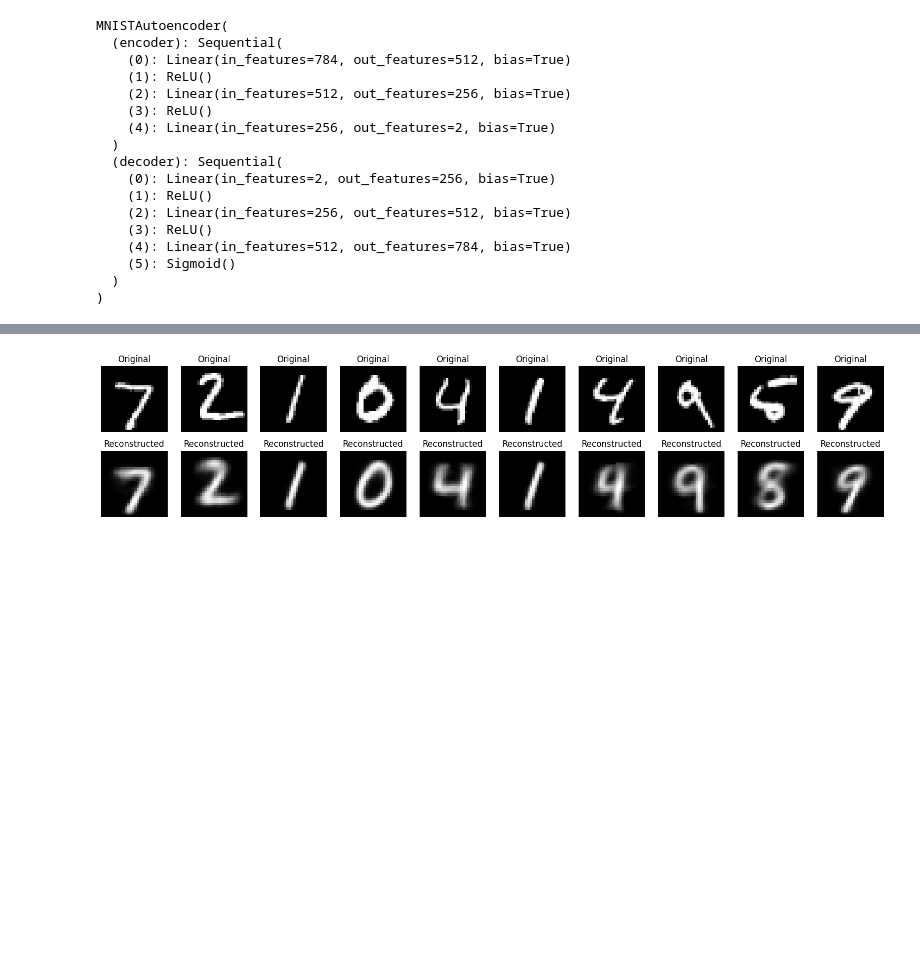
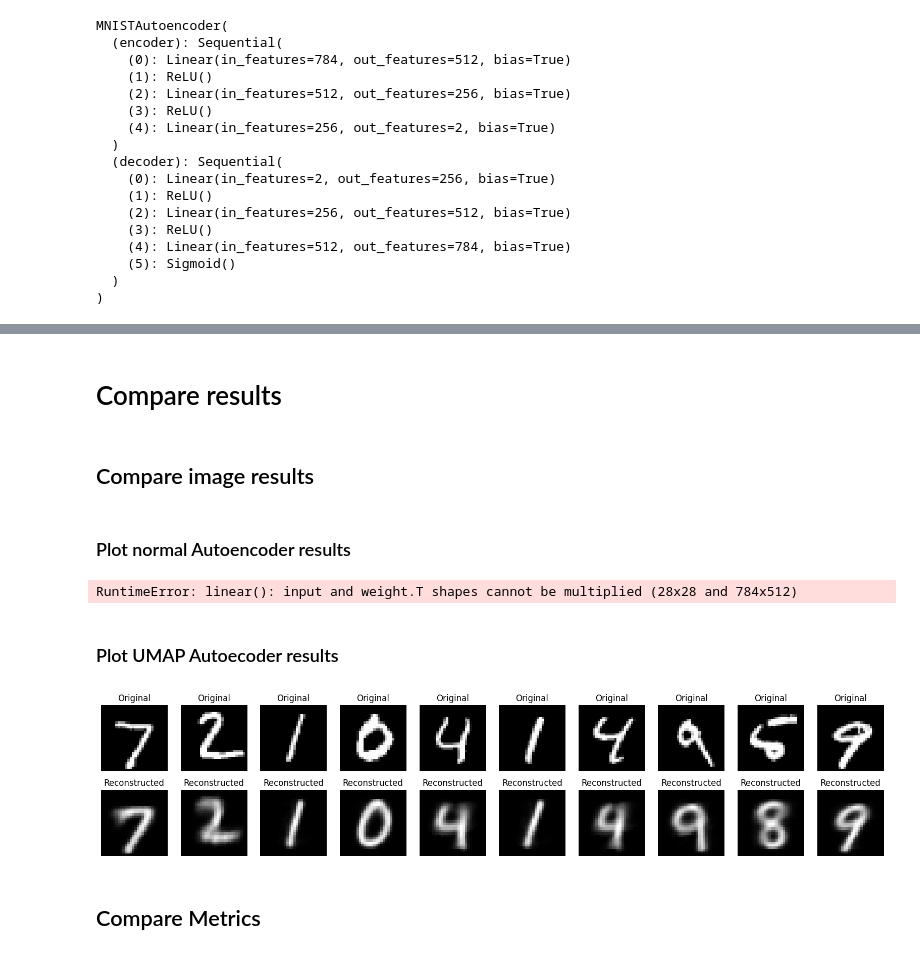
Before and after one commit to adrianlopezlanchares/umap-autoencoder, a Jupyter notebook: notebooks/umap-autoencoder-mnist.ipynb, the cells around one changed output, grey strips where cells are left out. Drawn from its saved outputs; the diff is of its cells as text; code cells hidden in the pictures; blank space fills up the shorter version.

```diff
--- a/notebooks/umap-autoencoder-mnist.ipynb
+++ b/notebooks/umap-autoencoder-mnist.ipynb
@@ -67,6 +91,9 @@ plt.show()
 # Datasets
 flat_train_images = train_images.reshape(train_images.shape[0], -1)
 flat_test_images = test_images.reshape(test_images.shape[0], -1)
+
+train_embeddings = full_embeddings[: len(train_images)]
+test_embeddings = full_embeddings[len(train_images) :]
 
 train_dataset = UMAPImageDataset(
     images=flat_train_images, umap_embeddings=train_embeddings
@@ -80,7 +109,8 @@ test_loader = torch.utils.data.DataLoader(test_dataset, batch_size=128, shuffle=
 # %%
 input_dim = flat_full_images.shape[1]
-autoencoder = MNISTAutoencoder(input_dim=input_dim, embedding_dim=embedding_dim)
-print(autoencoder)
+umap_autoencoder = MNISTAutoencoder(input_dim=input_dim, embedding_dim=embedding_dim)
+normal_autoencoder = MNISTAutoencoder(input_dim=input_dim, embedding_dim=embedding_dim)
+print(umap_autoencoder)
 # %% [output]
 MNISTAutoencoder(
   (encoder): Sequential(
@@ -138,12 +197,18 @@ Training complete.
+# %% [markdown]
+# Compare results
+# %% [markdown]
+## Compare image results
+# %% [markdown]
+### Plot normal Autoencoder results
 # %%
 # Plot example image and reconstructions
-autoencoder.eval()
+normal_autoencoder.eval()
 with torch.no_grad():
     sample_images, _ = next(iter(test_loader))
     sample_images = sample_images.to(device).float()
-    reconstructed = autoencoder(sample_images).cpu().numpy()
+    reconstructed = normal_autoencoder(sample_images).cpu().numpy()
     sample_images = sample_images.cpu().numpy()
-    n = 10
+    n = 20
     plt.figure(figsize=(20, 4))
     for i in range(n):
         # Original
@@ -159,6 +224,35 @@ with torch.no_grad():
         plt.axis("off")
     plt.show()
 # %% [output]
-[figure, removed]
+RuntimeError: linear(): input and weight.T shapes cannot be multiplied (28x28 and 784x512)
+# %% [markdown]
+### Plot UMAP Autoecoder results
+# %%
+# Plot example image and reconstructions
+umap_autoencoder.eval()
+with torch.no_grad():
+    sample_images, _ = next(iter(test_loader))
+    sample_images = sample_images.to(device).float()
+    reconstructed = umap_autoencoder(sample_images).cpu().numpy()
+    sample_images = sample_images.cpu().numpy()
+    n = 10
+    plt.figure(figsize=(20, 4))
+    for i in range(n):
+        # Original
+        ax = plt.subplot(2, n, i + 1)
+        plt.imshow(sample_images[i].reshape(28, 28), cmap="gray")
+        plt.title("Original")
+        plt.axis("off")
+
+        # Reconstructed
+        ax = plt.subplot(2, n, i + 1 + n)
+        plt.imshow(reconstructed[i].reshape(28, 28), cmap="gray")
+        plt.title("Reconstructed")
+        plt.axis("off")
+    plt.show()
+# %% [output]
+[figure, added]
+# %% [markdown]
+## Compare Metrics
 # %%
 # Test
```
Also changed, not shown: parts of 29 cells of this notebook, 2 other files.
